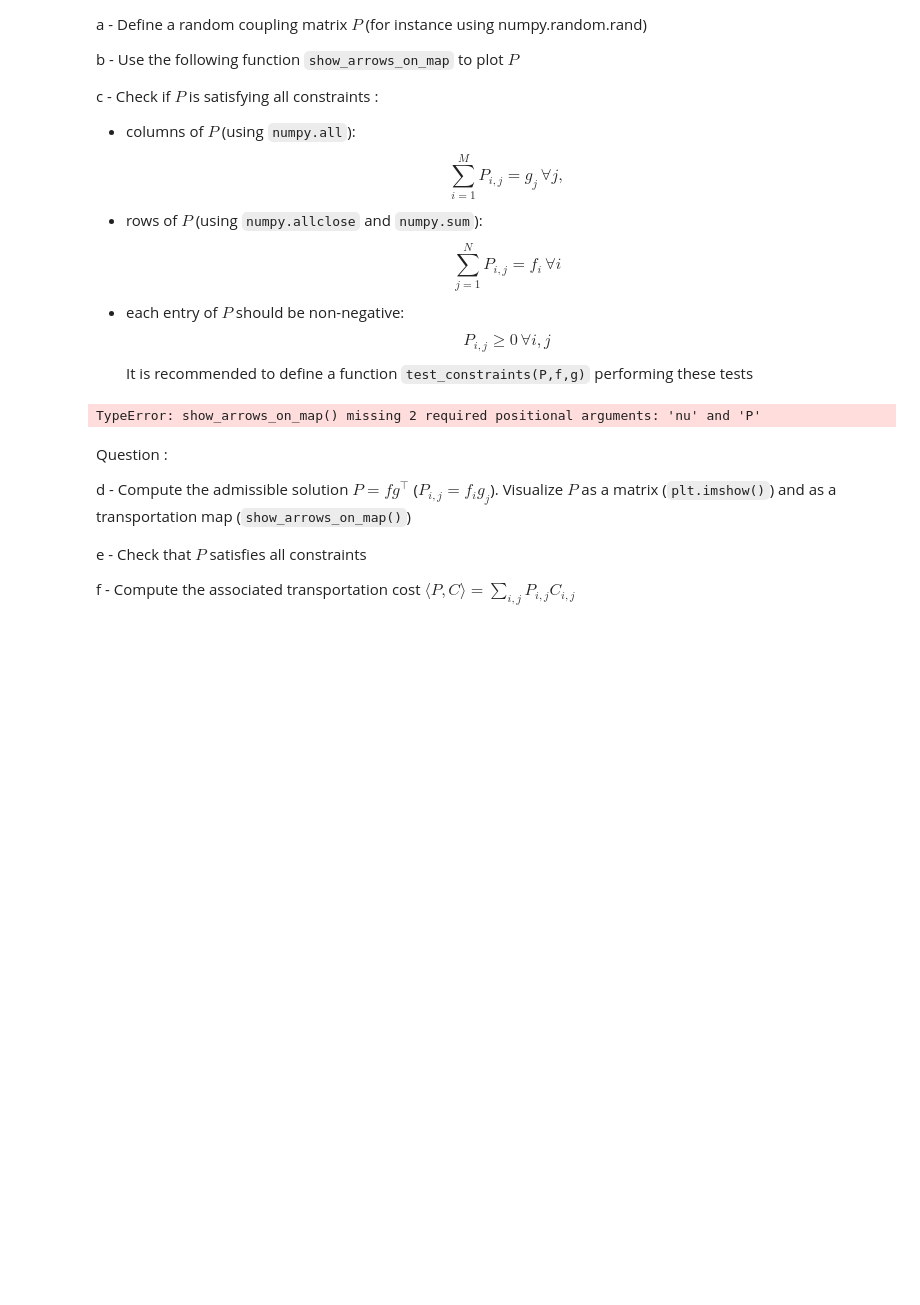
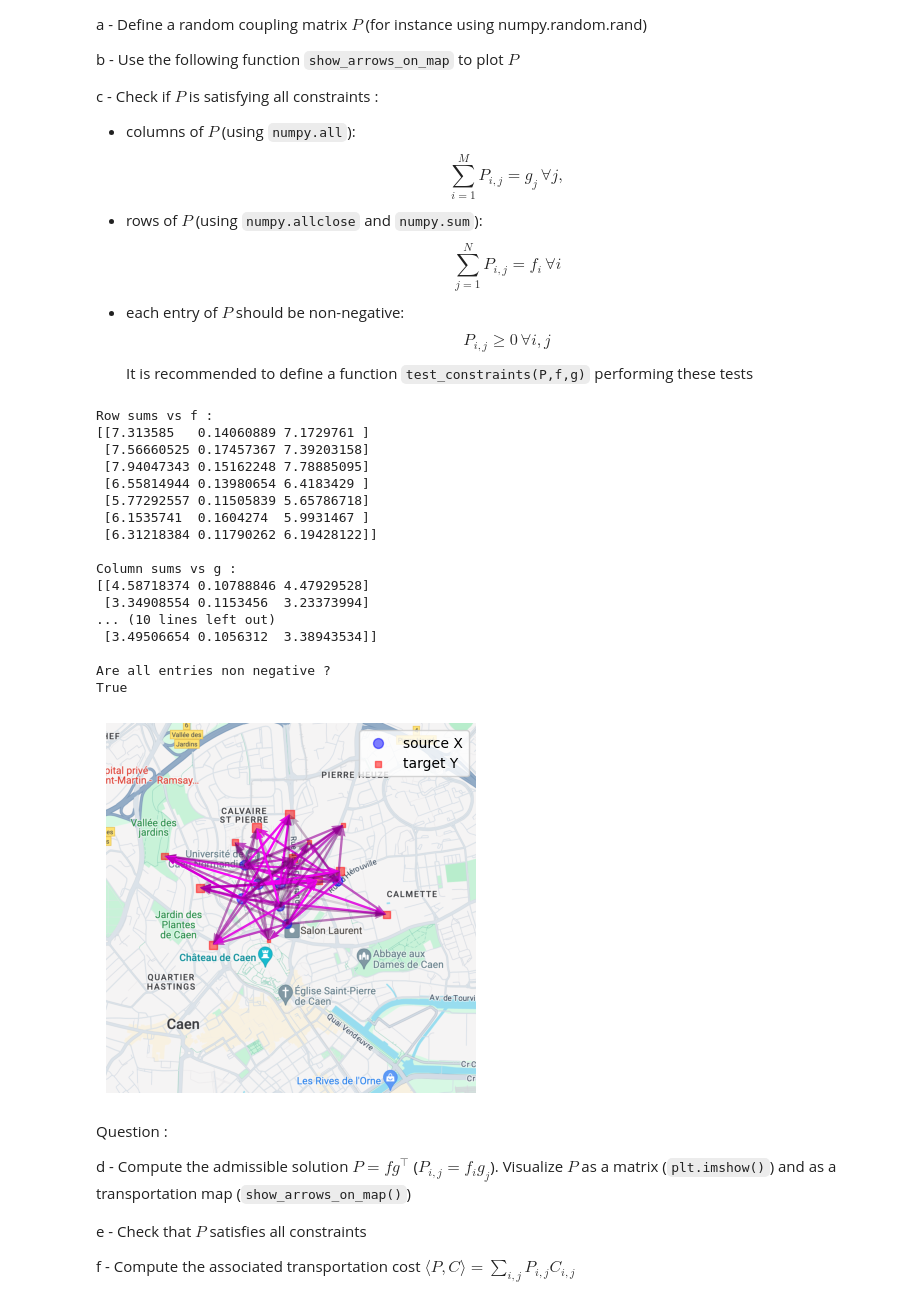
Before and after one commit to 1MrazorT1/Optimal_Transport, a Jupyter notebook: TP2_OT_2025/TP_2_OT_nD_2025.ipynb, the cells around one changed output. Cells and saved outputs as stored; diff of their text form; code cells hidden in the pictures; blank space fills up the shorter version.

```diff
--- a/TP2_OT_2025/TP_2_OT_nD_2025.ipynb
+++ b/TP2_OT_2025/TP_2_OT_nD_2025.ipynb
@@ -225,19 +225,46 @@ def show_arrows_on_map(mu,nu,P) : # display weighted point clouds mu and nu + ar
     ax.quiver(X0[:,0], X0[:,1], X1[:,0]-X0[:,0], X1[:,1]-X0[:,1], angles='xy', scale_units='xy', scale = 1, color = Couleur, edgecolors='k')
 
     return fig,ax
-# %%
-# your code here
-
-P = ...
-
-show_arrows_on_map(...)
-
-def test_constraints(P,f,g) :
-    ...
-
-test_constraints(P,f,g)
-# %% [output]
-TypeError: show_arrows_on_map() missing 2 required positional arguments: 'nu' and 'P'
+# %%
+# your code here
+
+P = np.random.rand(M,N)
+
+show_arrows_on_map((X,f),(Y,g),P)
+
+def test_constraints(P,f,g) :
+    row_sums = P.sum(axis=1, keepdims=True)
+    col_sums = P.sum(axis=0, keepdims=True).T
+
+    print("Row sums vs f :")
+    print(np.hstack((row_sums, f, row_sums - f)))
+
+    print("\nColumn sums vs g :")
+    print(np.hstack((col_sums, g, col_sums - g)))
+
+    print("\nAre all entries non negative ?")
+    print(np.sum(P >= 0)/(P.shape[0]*P.shape[1]) == 1.0)
+
+test_constraints(P,f,g)
+# %% [output]
+Row sums vs f :
+[[7.313585   0.14060889 7.1729761 ]
+ [7.56660525 0.17457367 7.39203158]
+ [7.94047343 0.15162248 7.78885095]
+ [6.55814944 0.13980654 6.4183429 ]
+ [5.77292557 0.11505839 5.65786718]
+ [6.1535741  0.1604274  5.9931467 ]
+ [6.31218384 0.11790262 6.19428122]]
+
+Column sums vs g :
+[[4.58718374 0.10788846 4.47929528]
+ [3.34908554 0.1153456  3.23373994]
+... (10 lines left out)
+ [3.49506654 0.1056312  3.38943534]]
+
+Are all entries non negative ?
+True
+[figure, added]
 # %% [markdown]
 Question :
 
```
Also changed, not shown: parts of 2 cells of this notebook.
